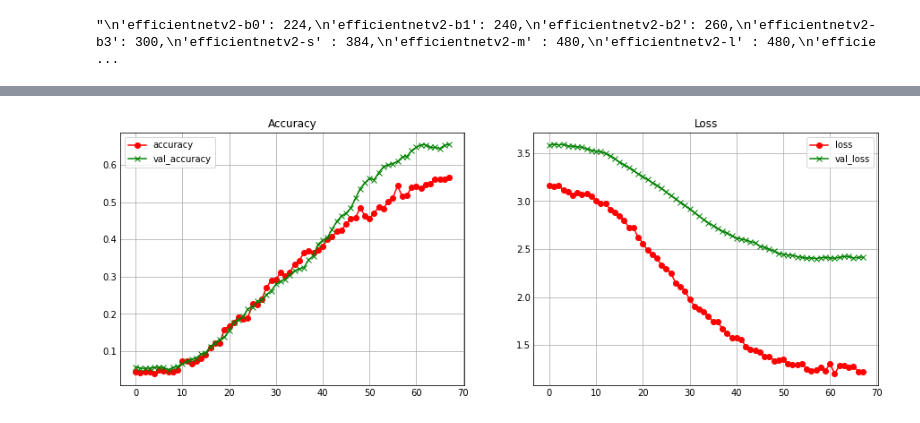
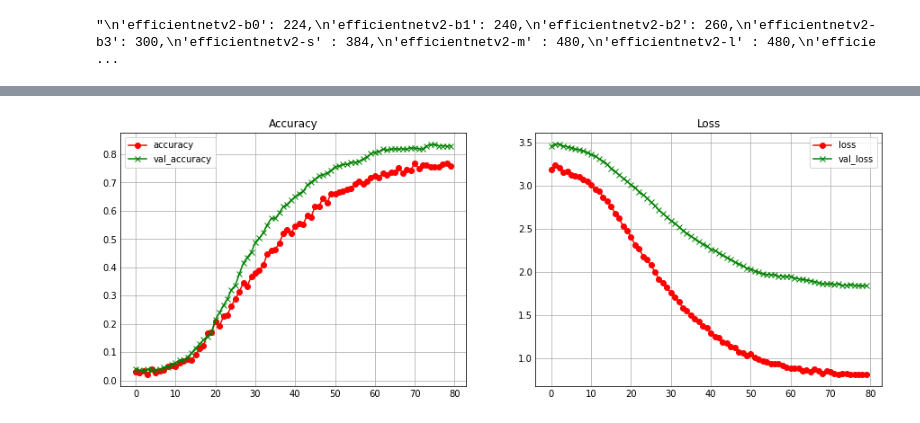
Before and after one commit to Huai-Yuan/UNIFESP_X-ray_Body_Part_Classifier_Competition, a Jupyter notebook: EfficientNetV2B0.ipynb, the cells around one changed output, grey strips where cells are left out. Cells and saved outputs as stored; diff of their text form; code cells hidden in the pictures.

Commit message:
rescale images pixel between 0 and 255 & ues BinaryCrossentropy as loss

```diff
--- a/EfficientNetV2B0.ipynb
+++ b/EfficientNetV2B0.ipynb
@@ -30,14 +30,13 @@ If you will use compatible GPU(s) not attached to this host, e.g. by running a m
 # %% [output]
 "\n'efficientnetv2-b0': 224,\n'efficientnetv2-b1': 240,\n'efficientnetv2-b2': 260,\n'efficientnetv2-b3': 300,\n'efficientnetv2-s' : 384,\n'efficientnetv2-m' : 480,\n'efficientnetv2-l' : 480,\n'efficie ...
 # %%
-N_SPLITS = 4
 IMG_HEIGHT = 224
 IMG_WIDTH = 224
 BATCH_SIZE = 16
-EPOCHS = 80
+EPOCHS = 200
 PATIENCE = 10
 MAX_LR = 1e-5
-MIN_LR = 1e-7
+MIN_LR = 1e-6
 # %%
 class_names = np.load("./output/class_names.npy", allow_pickle=True)
 num_classes = len(class_names)
@@ -109,10 +108,10 @@ validation_steps = len(valid_target)//BATCH_SIZE
 # %%
 model.compile(optimizer=tfa.optimizers.RectifiedAdam(learning_rate=MAX_LR,
                                                      total_steps=EPOCHS*steps_per_epoch,
-                                                     warmup_proportion=0.2,
+                                                     warmup_proportion=0.1,
                                                      min_lr=MIN_LR),
-              loss=tf.losses.CategoricalCrossentropy(),
-              metrics=['accuracy'])
+              loss=tf.losses.BinaryCrossentropy(),
+              metrics=['binary_accuracy'])
 # %%
 my_callbacks = tf.keras.callbacks.EarlyStopping(patience=PATIENCE,
                                                 monitor='val_loss',
@@ -122,7 +121,7 @@ history = model.fit(train_ds,
                     validation_data=valid_ds,
                     epochs=EPOCHS,
                     callbacks=[my_callbacks],
-                    class_weight=class_weight,
+                    # class_weight=class_weight,
                     steps_per_epoch=steps_per_epoch,
                     validation_steps=validation_steps)
 # %% [output]
@@ -148,20 +137,20 @@ model.save(f'./output/models/model_E.h5')
 # %%
 # Validate the Model
 
 fig, (ax1, ax2) = plt.subplots(1, 2, figsize=(12, 4))
 ax1.set_title('Accuracy')
-ax1.plot(history.history['accuracy'], 'r', marker="o", label='accuracy')
-ax1.plot(history.history['val_accuracy'], 'g', marker="x", label='val_accuracy')
+ax1.plot(history.history['binary_accuracy'], 'r', marker="o", label='accuracy')
+ax1.plot(history.history['val_binary_accuracy'], 'g', marker="x", label='val_accuracy')
 ax1.legend()
 
 ax2.set_title('Loss')
 ax2.plot(history.history['loss'], 'r', marker="o", label='loss')
 ax2.plot(history.history['val_loss'], 'g', marker="x", label='val_loss')
 ax2.legend()
 
 plt.show()
 # %% [output]
-[figure, old version]
+[figure, new version]
 # %%
 # Reading TFRecords
 test_ds = records.get_test_dataset(f'./output/tfrecords_{IMG_HEIGHT}_{IMG_WIDTH}/test.tfrecords')
```
Also changed, not shown: parts of 5 cells of this notebook, 5 other files.
